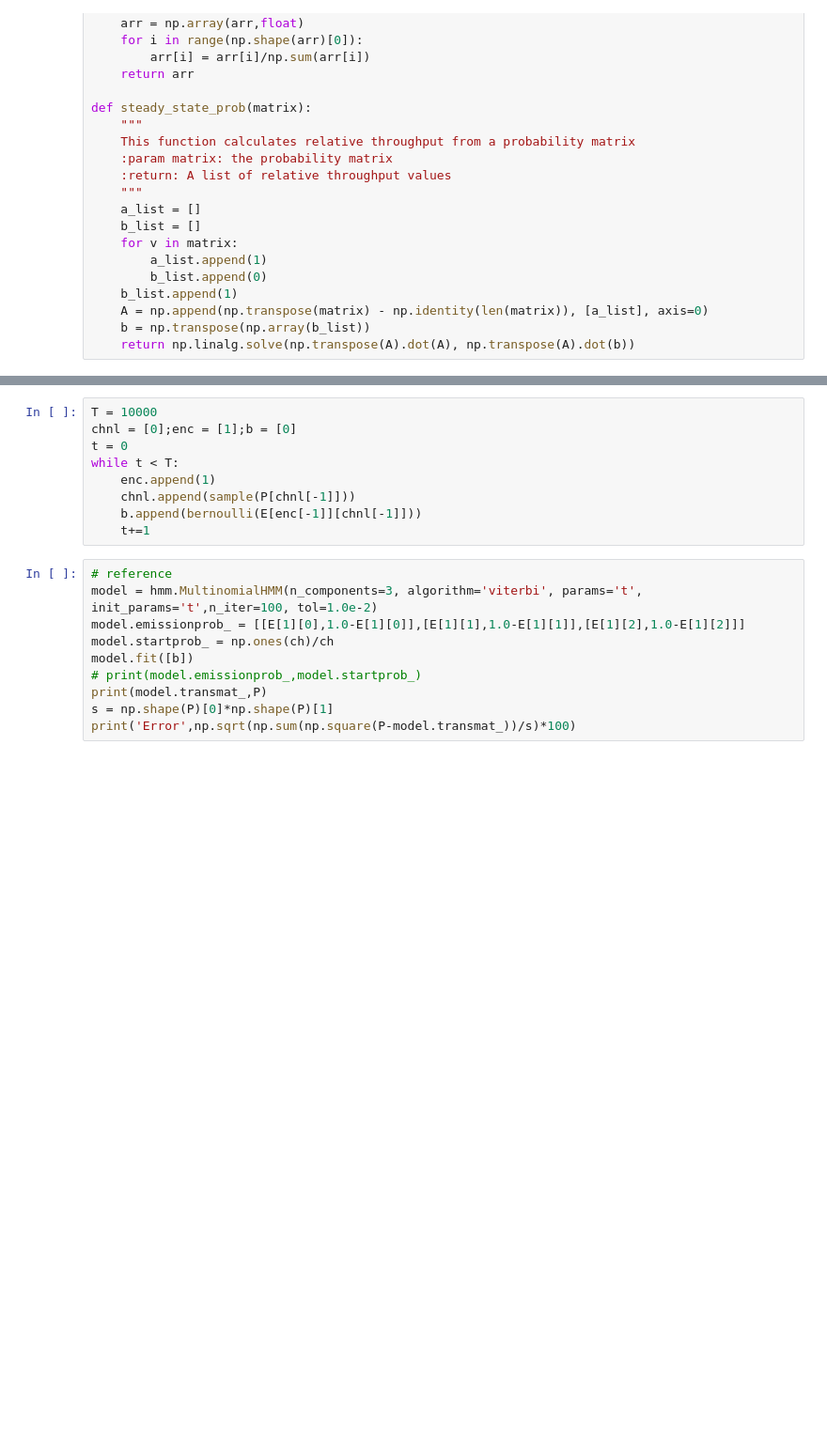
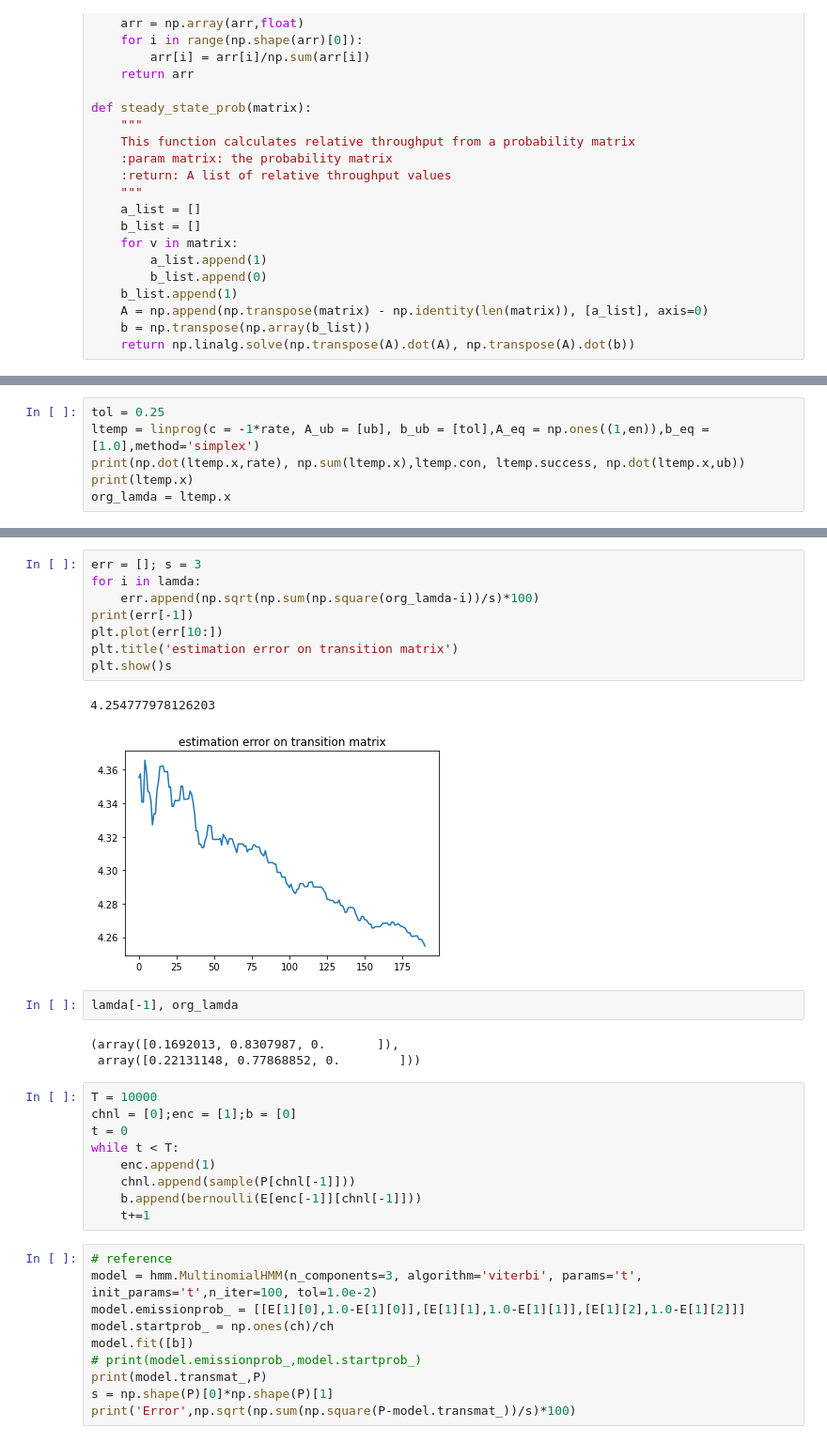
Before and after one commit to Subbu636/engineering_work, a Jupyter notebook: BTP/A2-HMM-2.ipynb, the cells around one changed output, grey strips where cells are left out. Shown at 94% size. Saved outputs shown, nothing was run; the diff lists cells and outputs as text; blank space fills up the shorter version.

```diff
--- a/BTP/A2-HMM-2.ipynb
+++ b/BTP/A2-HMM-2.ipynb
@@ -64,0 +68,6 @@ print(E)
+# %%
+tol = 0.25
+ltemp = linprog(c = -1*rate, A_ub = [ub], b_ub = [tol],A_eq = np.ones((1,en)),b_eq = [1.0],method='simplex')
+print(np.dot(ltemp.x,rate), np.sum(ltemp.x),ltemp.con, ltemp.success, np.dot(ltemp.x,ub))
+print(ltemp.x)
+org_lamda = ltemp.x
@@ -215,3 +235,19 @@ plt.show()
+# %%
+err = []; s = 3
+for i in lamda:
+    err.append(np.sqrt(np.sum(np.square(org_lamda-i))/s)*100)
+print(err[-1])
+plt.plot(err[10:])
+plt.title('estimation error on transition matrix')
+plt.show()s
+# %% [output]
+4.254777978126203
+[figure, added]
+# %%
+lamda[-1], org_lamda
+# %% [output]
+(array([0.1692013, 0.8307987, 0.       ]),
+ array([0.22131148, 0.77868852, 0.        ]))
 # %%
 T = 10000
 chnl = [0];enc = [1];b = [0]
```
Also changed, not shown: parts of 12 cells of this notebook, 30 other files.
